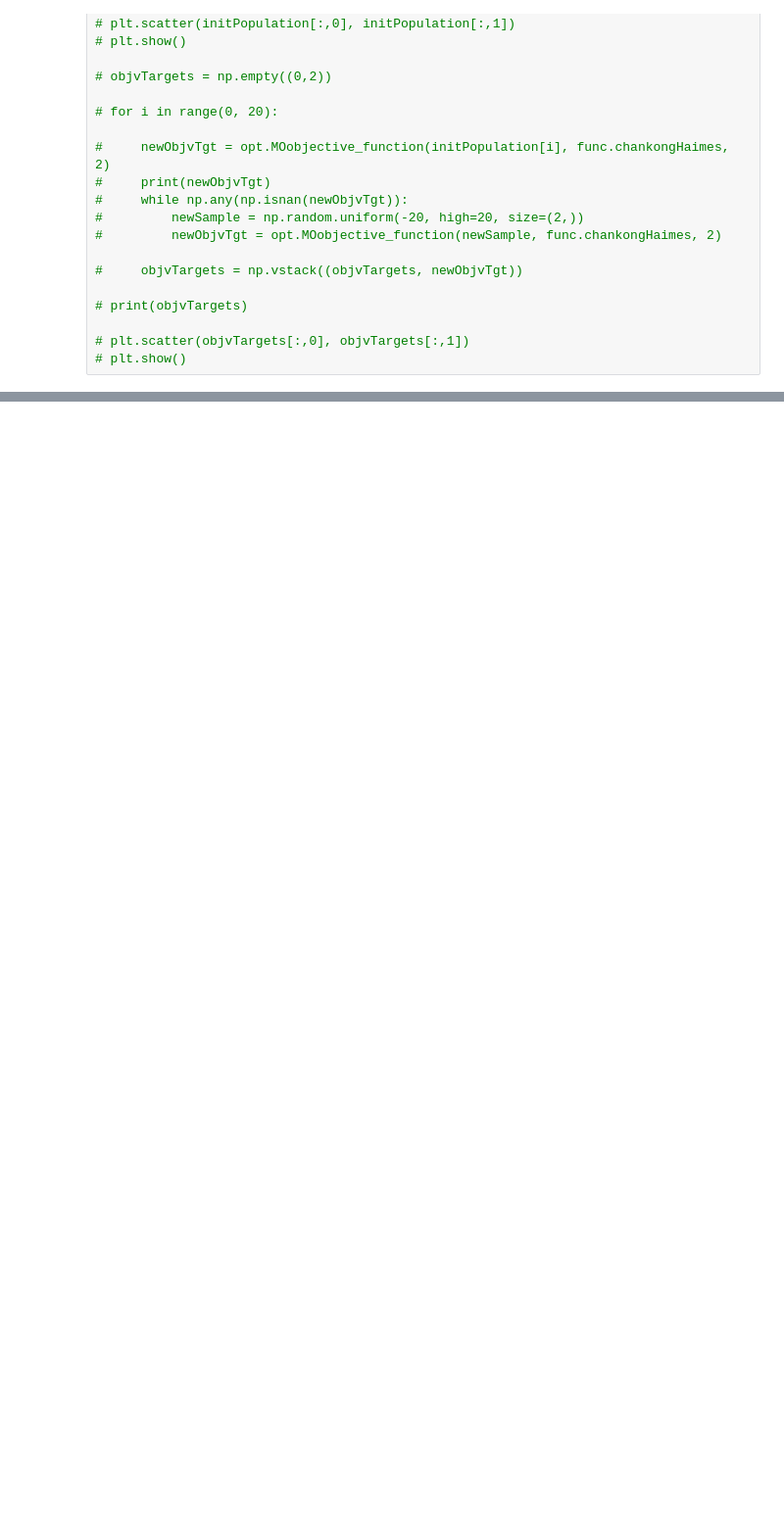
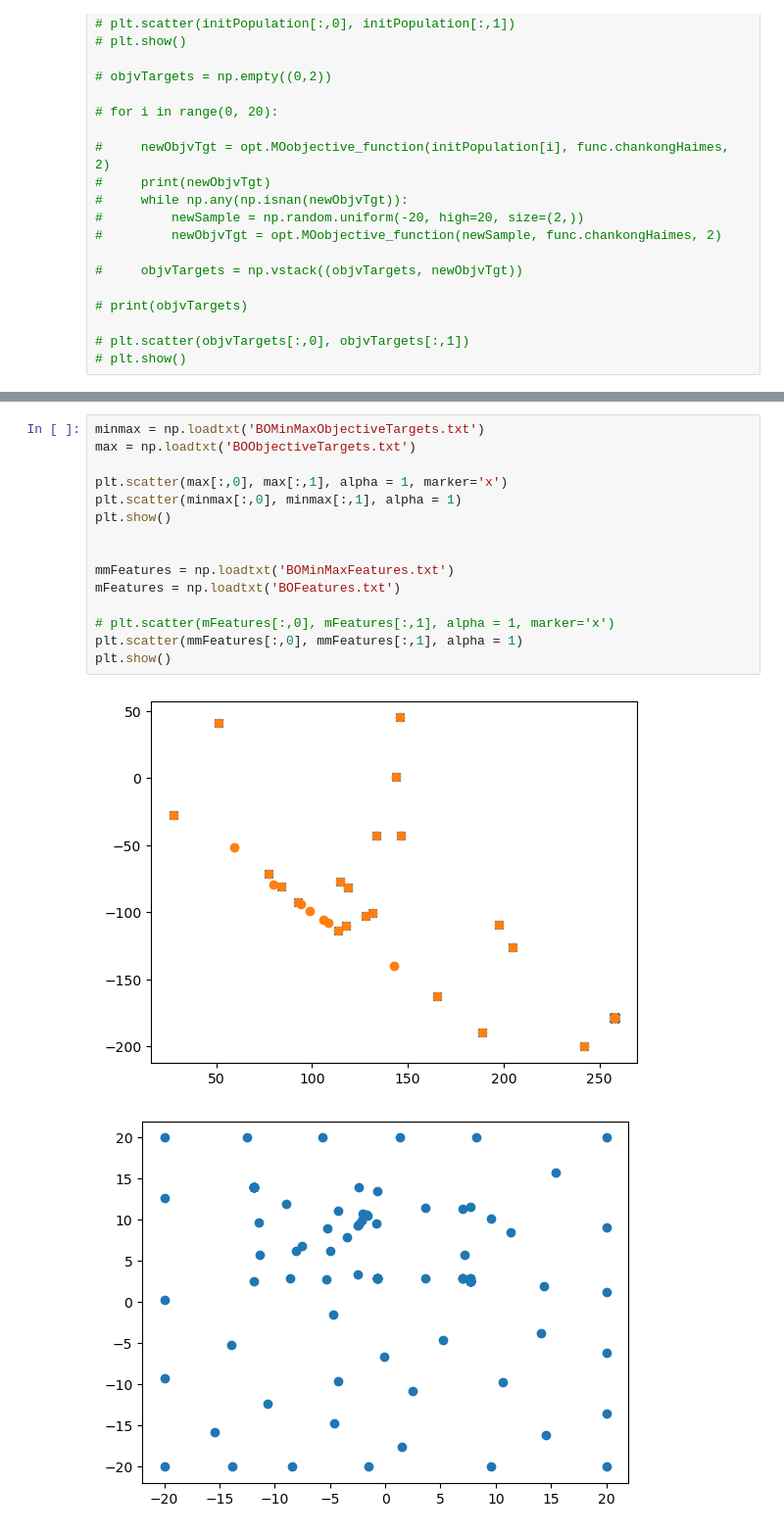
Before and after one commit to BenMoore310/MOOptimisers, a Jupyter notebook: testRunning.ipynb, the cells around one changed output, grey strips where cells are left out. Shown: that part at 98% size. Saved outputs shown, nothing was run; the diff lists cells and outputs as text; blank space fills up the shorter version.

```diff
--- a/testRunning.ipynb
+++ b/testRunning.ipynb
@@ -302,0 +217,18 @@ QTable at iteration  5
+# %%
+minmax = np.loadtxt('BOMinMaxObjectiveTargets.txt')
+max = np.loadtxt('BOObjectiveTargets.txt')
+
+plt.scatter(max[:,0], max[:,1], alpha = 1, marker='x')
+plt.scatter(minmax[:,0], minmax[:,1], alpha = 1)
+plt.show()
+
+
+mmFeatures = np.loadtxt('BOMinMaxFeatures.txt')
+mFeatures = np.loadtxt('BOFeatures.txt')
+
+# plt.scatter(mFeatures[:,0], mFeatures[:,1], alpha = 1, marker='x')
+plt.scatter(mmFeatures[:,0], mmFeatures[:,1], alpha = 1)
+plt.show()
+# %% [output]
+[figure, added]
+[figure, added]
```
Also changed, not shown: parts of 5 cells of this notebook, 2 other files.
